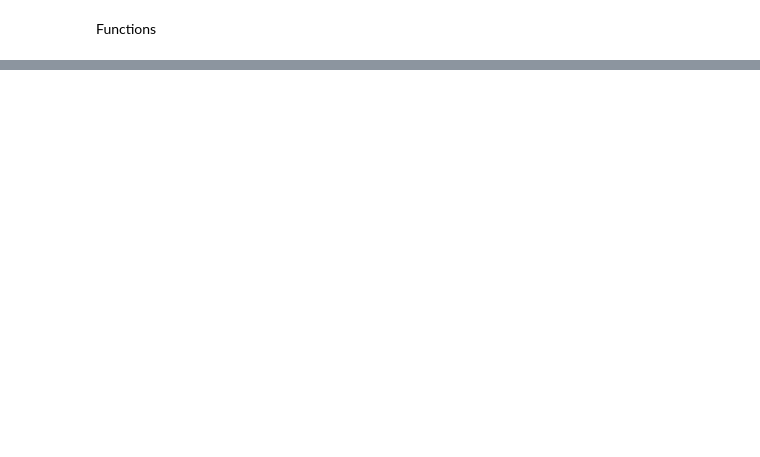
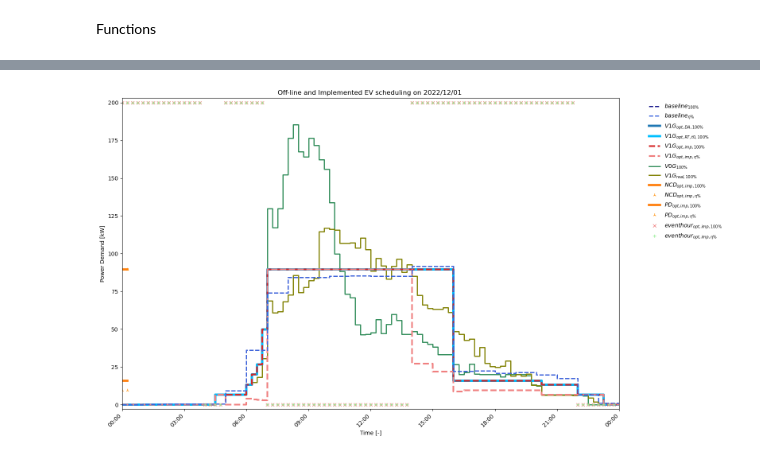
Before and after one commit to Yizhan-Gu/UpscaledEV, a Jupyter notebook: upscaledev.ipynb, the cells around one changed output, grey strips where cells are left out. Drawn from its saved outputs; the diff is of its cells as text; code cells hidden in the pictures; blank space fills up the shorter version.

```diff
--- a/upscaledev.ipynb
+++ b/upscaledev.ipynb
@@ -231,9 +162,11 @@ for month in np.array(range(1))+12:
 Functions
 # %%
 def Read_LMP():
+
+    TheDate_Day0_Start = TheDates_Start[0]
+    # TODO: change the LMP folders as in LMP_download.ipynb
     dir_Input_DA = os.path.join("/Users/admin/Desktop/EV_program/18_Jan_2024/Jan_2024_Data/LMP/LMP_DA")
     dir_Input_RT = os.path.join( "/Users/admin/Desktop/EV_program/18_Jan_2024/Jan_2024_Data/LMP/LMP_IN")
-    #dir_Input = os.path.join("/Users/admin/Desktop/EV_program/Total Transfer/PowerFlex_Code/UPSCALeDEV_2024/LMP")
     filename_Input = dir_Input_DA + '/LMP_DAM_' + TheDate_Day0_Start.strftime('%Y%m%d') + '.csv'
     Data_LMP_DA = pd.read_csv(filename_Input)
     filename_Input = dir_Input_RT + '/INTVL_LMP_' + TheDate_Day0_Start.strftime('%Y%m%d') + '.csv'
@@ -262,4 +195,6 @@ def Read_LMP():
 
     Bid_Pr_DA = np.array(Data_LMP_DA_['MW'].repeat(4)*0.001).reshape(96, 1)#repeat 4 times of the 24 x 1 series, $/MWh ---> $/kWh
     Bid_Pr_RT = (np.average(np.array(Data_LMP_RT_['VALUE']).reshape(-1, 3), axis=1)*0.001).reshape(96, 1) #ave every 3 entries of the 288  x 1 series, $/MWh ---> $/kWh
+
+    return Bid_Pr_DA, Bid_Pr_RT
 # %%
@@ -368,0 +1802,84 @@ def Baseline():
+# %%
+for month in np.array(range(1))+12: # TODO: change to range(1,13) for all months
+    print("Test month:", month)
+    num_days = calendar.monthrange(year,month)[1]
+
+    M_Th_NCD = [0 for _ in range(len(Cases)+1)]
+    M_Th_PD = [0 for _ in range(len(Cases)+1)]
+    M_Th_NCD_list = [[] for _ in range(len(Cases)+1)]
+    M_Th_PD_list = [[] for _ in range(len(Cases)+1)]
+    M_Th_NCD_list_96 = [[] for _ in range(len(Cases)+1)]
+    M_Th_PD_list_96 = [[] for _ in range(len(Cases)+1)]
+
+
+    M_V0G = pd.DataFrame()
+    M_V1G = pd.DataFrame()
+    M_Opt_Offline = pd.DataFrame()
+    M_Opt_Imp = [pd.DataFrame() for _ in range(len(Cases))] #pd.DataFrame()
+    M_t = pd.DataFrame()
+
+    M_ED_V0G = []
+    M_ED_V1G = []
+    M_ED_Opt_DA = []
+    M_ED_Opt_t0 = []
+    M_ED_Opt_base = []
+    M_ED_Opt_case1 = []
+
+    M_baseline_Opt = pd.DataFrame()
+
+    for Day in np.array(range(1))+1: # TODO: change to range(1,num_days+1) for all days
+        print("Test day:", Day)
+        TheDate_Day0 = datetime(year, month, Day)
+        TheDate_Day0_Start = TheDate_Day0 + timedelta(seconds=0)
+        TheDate_Day0_End = TheDate_Day0 + timedelta(hours=24)
+
+        if len(Y_WeekdaysWOH[Y_WeekdaysWOH==TheDate_Day0])>0:
+            Order = Y_WeekdaysWOH[Y_WeekdaysWOH==TheDate_Day0].index
+            TheDate_Dayb1 = Y_WeekdaysWOH[Order-1].iloc[0]
+            TheDate_Dayb2 = Y_WeekdaysWOH[Order-2].iloc[0]
+            TheDate_Dayb3 = Y_WeekdaysWOH[Order-3].iloc[0]
+        else:
+            Order = Y_WeekendsWH[Y_WeekendsWH==TheDate_Day0].index
+            TheDate_Dayb1 = Y_WeekendsWH[Order-1].iloc[0]
+            TheDate_Dayb2 = Y_WeekendsWH[Order-2].iloc[0]
+            TheDate_Dayb3 = Y_WeekendsWH[Order-3].iloc[0]
+
+
+
+        TheDate_Dayb1_Start = TheDate_Dayb1 + timedelta(seconds=0)
+        TheDate_Dayb1_End   = TheDate_Dayb1 + timedelta(hours=24)
+        TheDate_Dayb2_Start = TheDate_Dayb2 + timedelta(seconds=0)
+        TheDate_Dayb2_End   = TheDate_Dayb2 + timedelta(hours=24)
+        TheDate_Dayb3_Start = TheDate_Dayb3 + timedelta(seconds=0)
+        TheDate_Dayb3_End   = TheDate_Dayb3 + timedelta(hours=24)
+
+        TheDate        = [TheDate_Day0, TheDate_Dayb1, TheDate_Dayb2, TheDate_Dayb3]
+        TheDates_Start = [TheDate_Day0_Start, TheDate_Dayb1_Start, TheDate_Dayb2_Start, TheDate_Dayb3_Start]
+        TheDates_End   = [TheDate_Day0_End, TheDate_Dayb1_End, TheDate_Dayb2_End, TheDate_Dayb3_End]
+
+
+        # NOTE: Procedures in timeline
+        Bid_Pr_DA, Bid_Pr_RT = Read_LMP()
+        Baseline_Opt_avg = Dram_Baseline_Anne()
+        # Baseline(TheDate) # TODO: after debugging use this instead
+
+        ArrivalTime_table_TheDates_, Car_table_TheDates_, Eta_min_table_TheDates_, IntervalkWh_max_TheDates_, SessionkWh_table_TheDates_, Time_table_TheDates, TimeSeries_TheDates, All_Sess, EnergyDemand_Step_V0G_TheDates, EnergyDemand_Step_V1G_TheDates = EV_data_choosing()
+
+        Time_table_real, Car_table_fc_fix, SessionkWh_table_fc_fix, IntervalkWh_max_fc_fix, Baseline_Opt_fc, Car_table_real, Eta_table_RT, Eta_min_table_real, ArrivalTime_table_real, IntervalkWh_max_real, SessionkWh_table_real, TimeSeries_real = EV_forecast(Baseline_Opt_avg, ArrivalTime_table_TheDates_, Car_table_TheDates_, Eta_min_table_TheDates_, IntervalkWh_max_TheDates_, SessionkWh_table_TheDates_, Time_table_TheDates, TimeSeries_TheDates)
+
+        dispatch_Offline, EnergyDemand_Table_Opt_cap, EnergyDemand_Step_Opt_cap = DA_optimization(Time_table_real, Car_table_fc_fix, SessionkWh_table_fc_fix, IntervalkWh_max_fc_fix)
+
+        EventHour_96, dispatch_t0, Dispatch, Baseline_96, D_Th_NCD_96, D_Th_PD_96, SessionkWh_RT_ML = RT_optimization(dispatch_Offline, Baseline_Opt_fc, Car_table_real, Car_table_fc_fix, IntervalkWh_max_fc_fix, SessionkWh_table_fc_fix, Eta_table_RT, Time_table_real, ArrivalTime_table_real, IntervalkWh_max_real, SessionkWh_table_real, All_Sess, Bid_Pr_DA, EnergyDemand_Table_Opt_cap, EnergyDemand_Step_Opt_cap)
+
+
+        Daily_results(TheDate_Day0, TimeSeries_real, EnergyDemand_Step_V0G_TheDates, EnergyDemand_Step_V1G_TheDates, \
+                        dispatch_Offline, dispatch_t0, Dispatch, Cases, Baseline_96, Bid_Pr_DA, Bid_Pr_RT, DAM,\
+                        D_Th_NCD_96, D_Th_PD_96,\
+                        Fc_SessionkWh,Fc_NumbEV,Fc_AtArrival, EventHour_96,\
+                        Car_table_fc_fix, SessionkWh_table_real, SessionkWh_table_fc_fix, SessionkWh_RT_ML, Car_table_real,\
+                        Eta_table_RT, Eta_min_table_real,\
+                        M_ED_V0G, M_ED_V1G, M_ED_Opt_DA, M_ED_Opt_t0, M_ED_Opt_base, M_ED_Opt_case1)
+
+    # End of Day loop
+# End of Month loop
+# %% [output]
@@ -368,0 +1903 @@ def Baseline():
+[figure, added]
```
Also changed, not shown: parts of 12 cells of this notebook, 49 other files.
